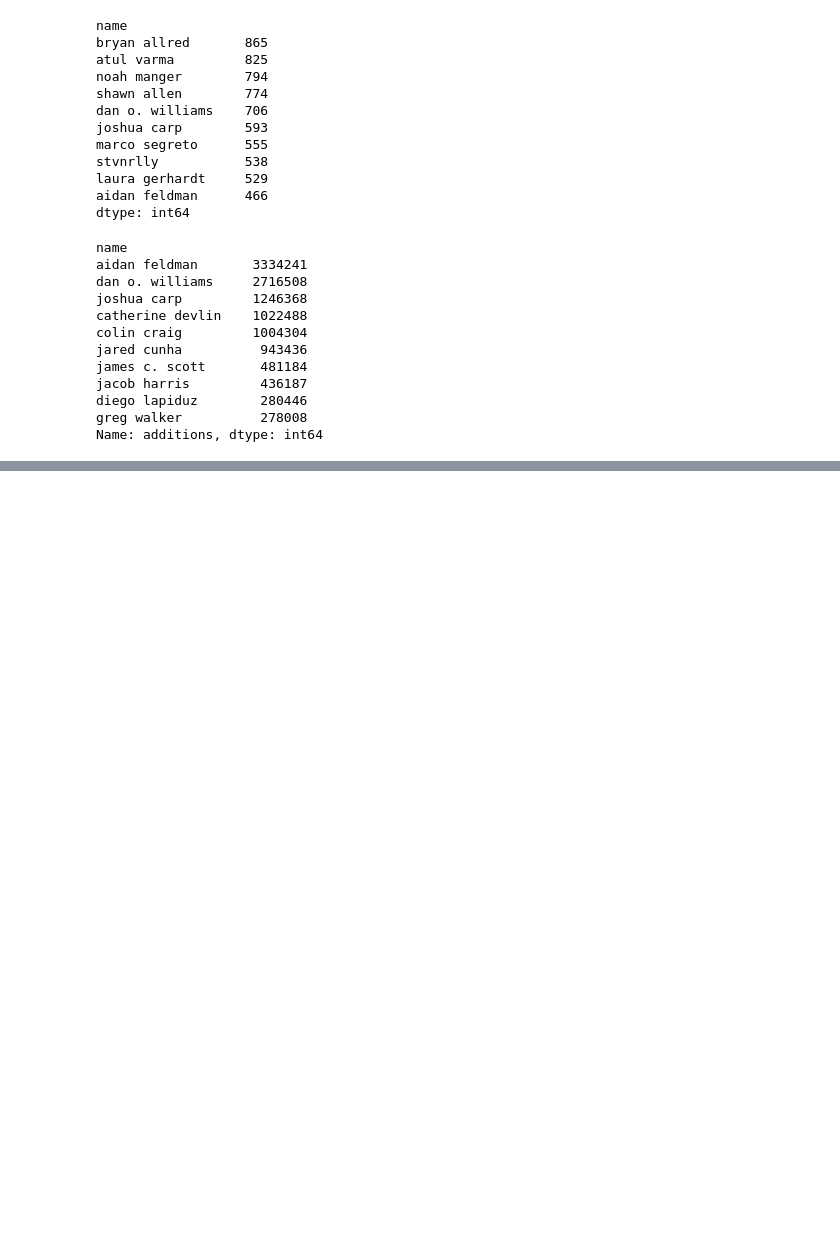
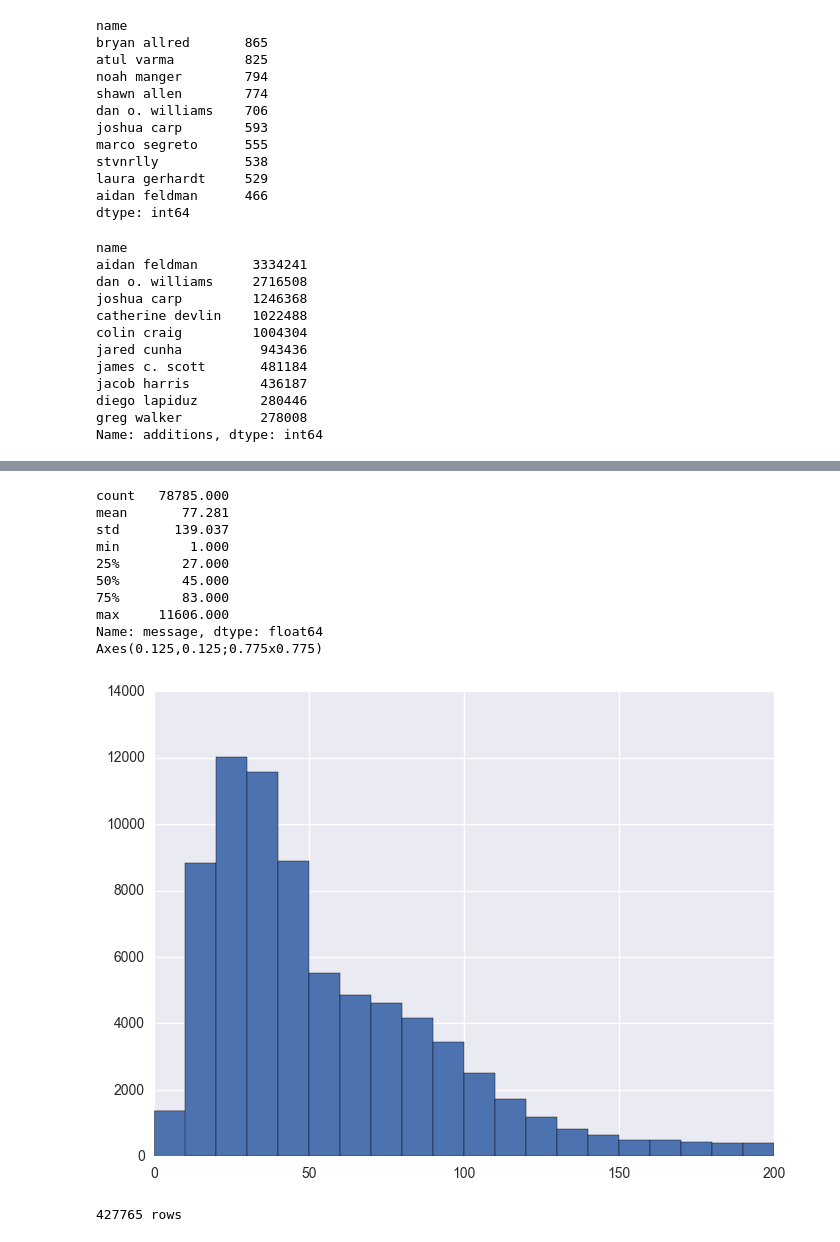
Before and after one commit to brendansudol/18f-github-analysis, a Jupyter notebook: explore-data.ipynb, the cells around one changed output, grey strips where cells are left out. Saved outputs shown, nothing was run; the diff lists cells and outputs as text; code cells hidden in the pictures; blank space fills up the shorter version.

```diff
--- a/explore-data.ipynb
+++ b/explore-data.ipynb
@@ -229,0 +242,30 @@ dtype: int64
+# %%
+# commit message length
+
+msg_len = df.message.apply(len)
+
+print(msg_len.describe())
+print(msg_len.hist(bins=20, range=(0, 200)))
+# %% [output]
+count   78785.000
+mean       77.281
+std       139.037
+min         1.000
+25%        27.000
+50%        45.000
+75%        83.000
+max     11606.000
+Name: message, dtype: float64
+Axes(0.125,0.125;0.775x0.775)
+[figure, added]
+# %%
+# expand details column (one row per file worked on)
+
+files = df.details.apply(pd.Series).stack().reset_index(level=1, drop=True)
+files.name = 'file'
+
+dg = df.join(files).copy()
+
+print('{} rows'.format(len(dg)))
+# %% [output]
+427765 rows
```
Also changed, not shown: parts of 7 cells of this notebook.
